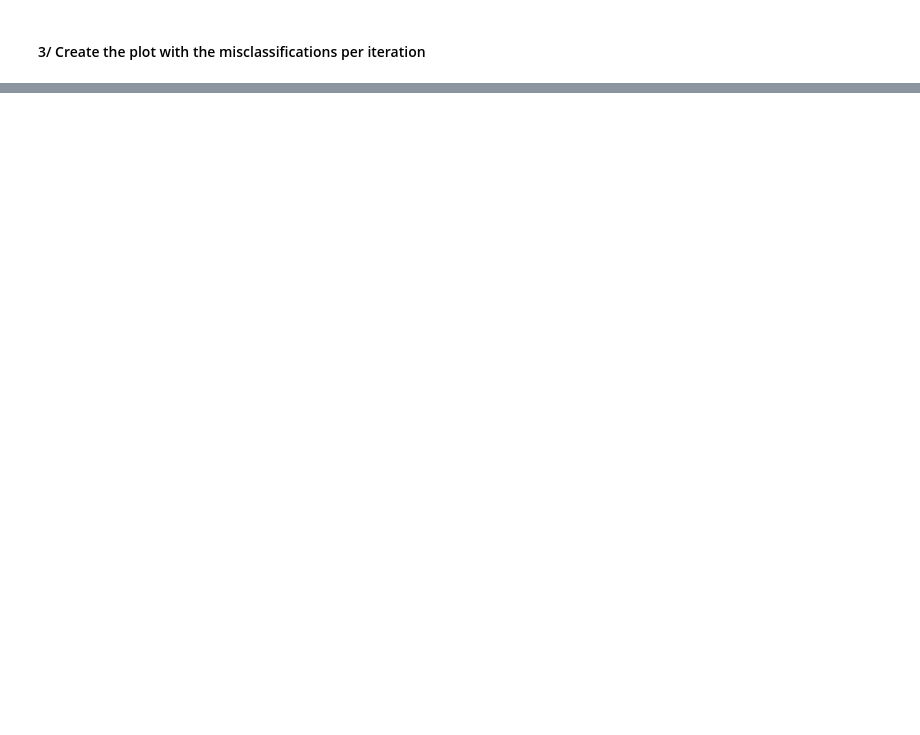
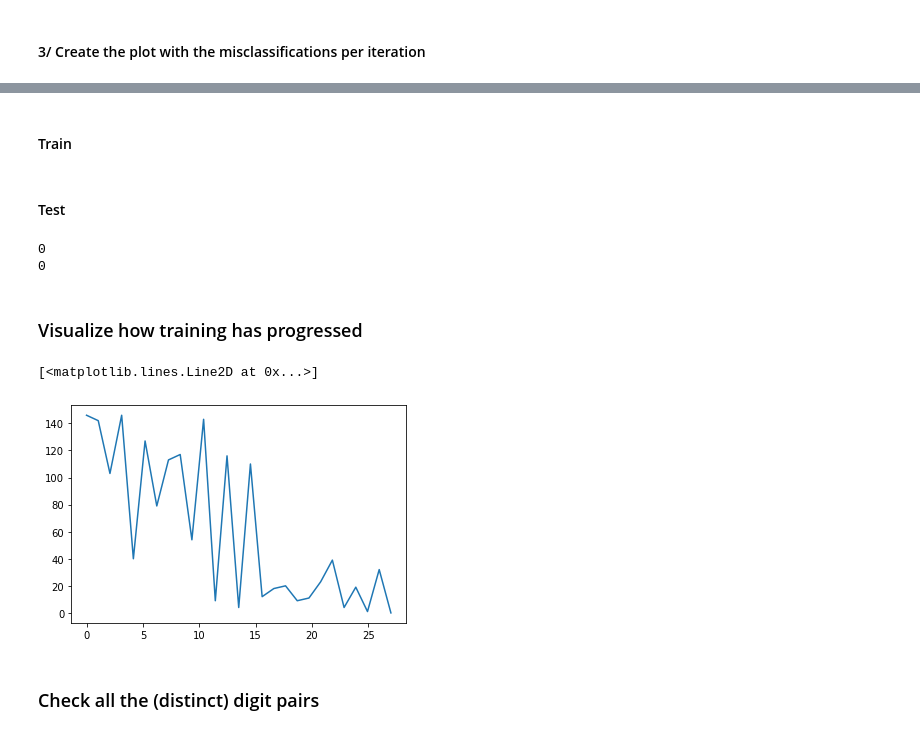
Before and after one commit to FabianGroeger96/mse-deep-learning, a Jupyter notebook: SW01/perceptron_learning_stud.ipynb, the cells around one changed output, grey strips where cells are left out. Drawn from its saved outputs; the diff is of its cells as text; code cells hidden in the pictures; blank space fills up the shorter version.

```diff
--- a/SW01/perceptron_learning_stud.ipynb
+++ b/SW01/perceptron_learning_stud.ipynb
@@ -342,0 +520,3 @@ plt.plot(it, misclassified_counts)
+# %%
+selected_digits = (1,7)
+x_train, x_test, y_train, y_test = load_data(selected_digits)
@@ -342,0 +543,28 @@ plt.plot(it, misclassified_counts)
+# %% [markdown]
+#### Train
+# %%
+weights = np.zeros((1,64),dtype=float)
+bias = 0.0
+weight1,bias1,misclassified_counts = train_weights(weights, bias, x_train, y_train)
+# %% [markdown]
+#### Test
+# %%
+y_pred = predict_digit(x_train,weight1,bias1)
+print(len(np.where(y_pred[0,:] != y_train[0,:])[0]))
+y_pred = predict_digit(x_test,weight1,bias1)
+print(len(np.where(y_pred[0,:] != y_test[0,:])[0]))
+# %% [output]
+0
+0
+# %% [markdown]
+### Visualize how training has progressed
+# %%
+nit = len(misclassified_counts)
+it = np.linspace(0,nit,nit)
+
+plt.plot(it, misclassified_counts)
+# %% [output]
+[<matplotlib.lines.Line2D at 0x...>]
+[figure, added]
+# %% [markdown]
+### Check all the (distinct) digit pairs
```
Also changed, not shown: parts of 19 cells of this notebook.
